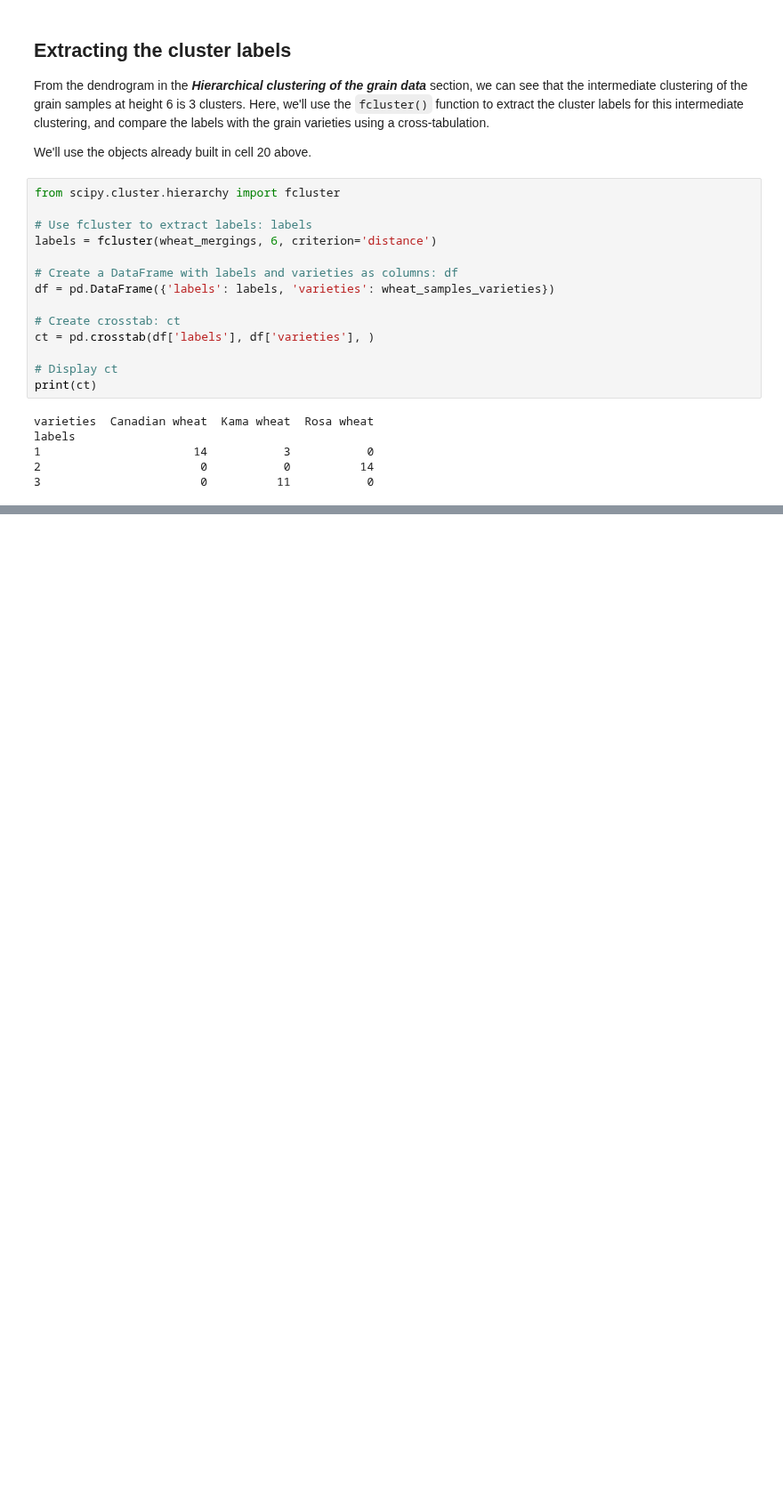
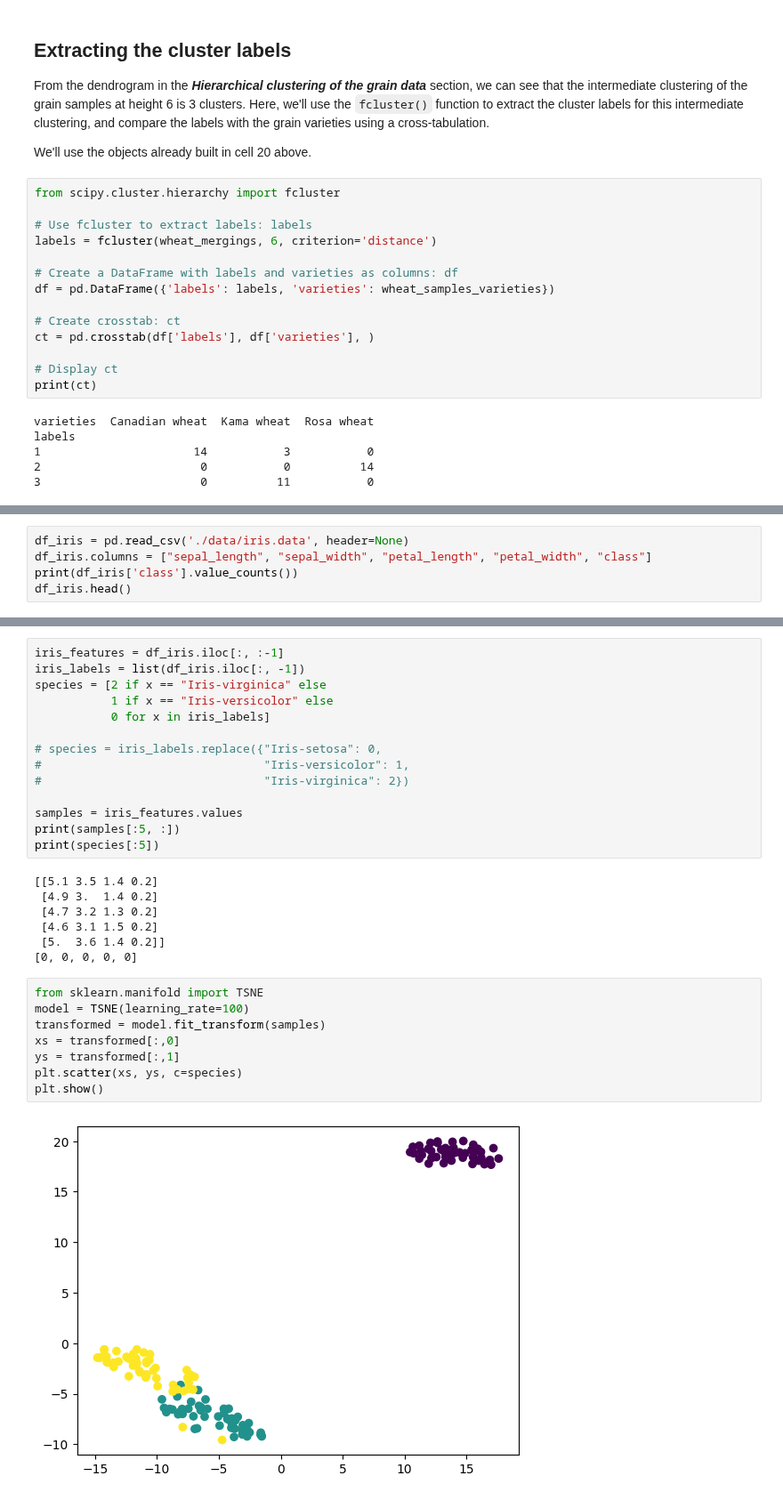
Before and after one commit to MichaelSzczepaniak/DataCamp, a Jupyter notebook: Tracks/Associate Data Scientist/34 Unsupervised Learning in Python/UnsuperInPython.ipynb, the cells around one changed output, grey strips where cells are left out. Shown at 89% size. Drawn from its saved outputs; the diff is of its cells as text; blank space fills up the shorter version.

Commit message:
add section with examples of using t-sne in sklearn

```diff
--- a/Tracks/Associate Data Scientist/34 Unsupervised Learning in Python/UnsuperInPython.ipynb
+++ b/Tracks/Associate Data Scientist/34 Unsupervised Learning in Python/UnsuperInPython.ipynb
@@ -473,0 +482,5 @@ labels
+# %%
+df_iris = pd.read_csv('./data/iris.data', header=None)
+df_iris.columns = ["sepal_length", "sepal_width", "petal_length", "petal_width", "class"]
+print(df_iris['class'].value_counts())
+df_iris.head()
@@ -473,0 +499,31 @@ labels
+# %%
+iris_features = df_iris.iloc[:, :-1]
+iris_labels = list(df_iris.iloc[:, -1])
+species = [2 if x == "Iris-virginica" else
+           1 if x == "Iris-versicolor" else
+           0 for x in iris_labels]
+
+# species = iris_labels.replace({"Iris-setosa": 0,
+#                                "Iris-versicolor": 1,
+#                                "Iris-virginica": 2})
+
+samples = iris_features.values
+print(samples[:5, :])
+print(species[:5])
+# %% [output]
+[[5.1 3.5 1.4 0.2]
+ [4.9 3.  1.4 0.2]
+ [4.7 3.2 1.3 0.2]
+ [4.6 3.1 1.5 0.2]
+ [5.  3.6 1.4 0.2]]
+[0, 0, 0, 0, 0]
+# %%
+from sklearn.manifold import TSNE
+model = TSNE(learning_rate=100)
+transformed = model.fit_transform(samples)
+xs = transformed[:,0]
+ys = transformed[:,1]
+plt.scatter(xs, ys, c=species)
+plt.show()
+# %% [output]
+[figure, added]
```
Also changed, not shown: parts of 13 cells of this notebook, 1 other file.
